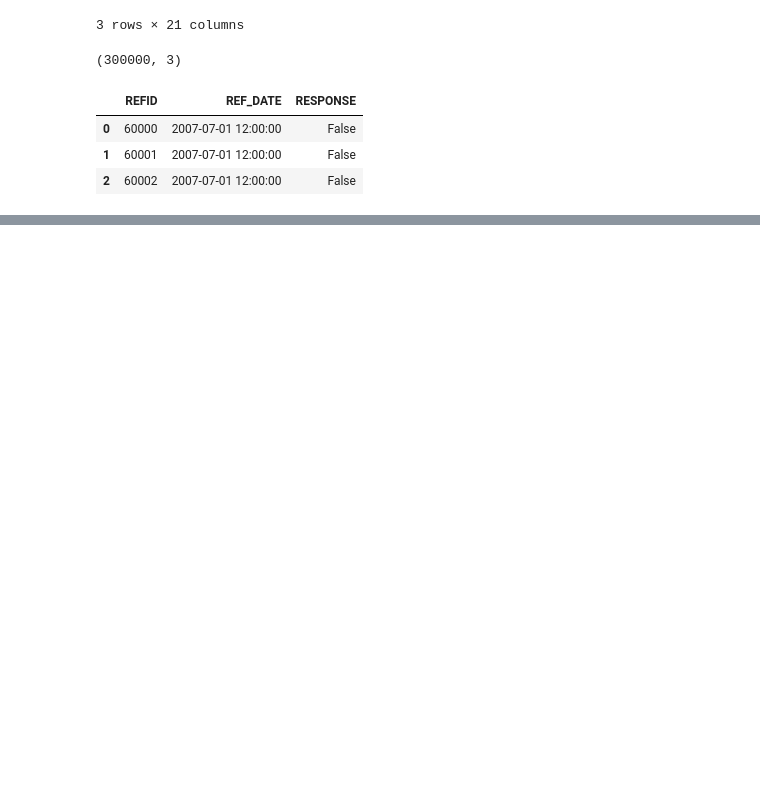
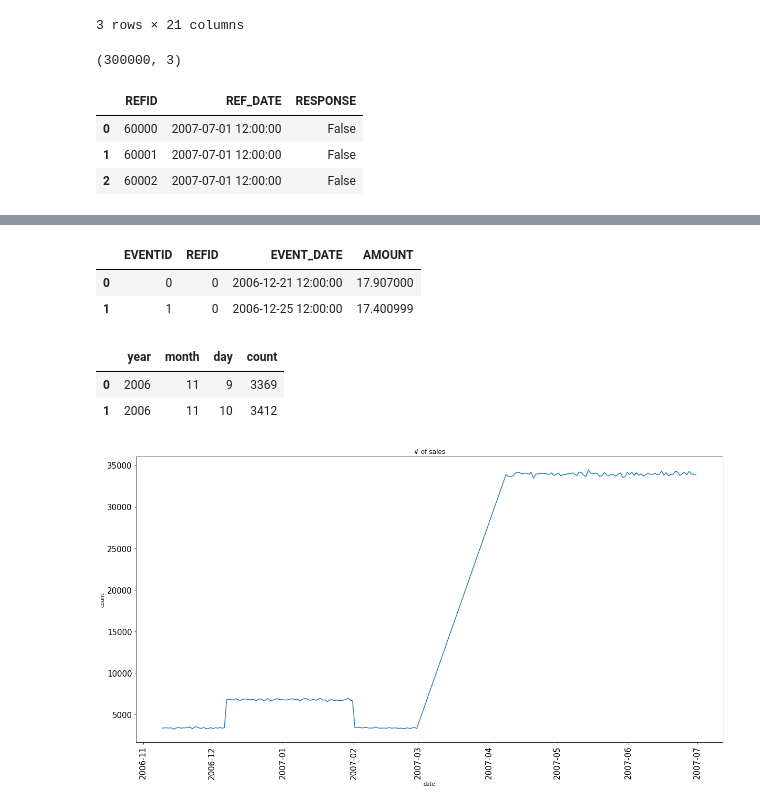
Before and after one commit to momori790/Springboard_AIC, a Jupyter notebook: capstone/notebooks/1.0-mo-initial-analysis.ipynb, the cells around one changed output, grey strips where cells are left out. Drawn from its saved outputs; the diff is of its cells as text; code cells hidden in the pictures; blank space fills up the shorter version.

```diff
--- a/capstone/notebooks/1.0-mo-initial-analysis.ipynb
+++ b/capstone/notebooks/1.0-mo-initial-analysis.ipynb
@@ -4,10 +13,10 @@ import pandas as pd
 # %%
 data_dir = '../data/raw/'
-df_sales = pd.read_csv(data_dir+'sales.csv', delimiter='\t')
+df_sales = pd.read_csv(data_dir+'sales.csv', delimiter='\t', parse_dates=['EVENT_DATE'])
 df_cust = pd.read_csv(data_dir+'Customers.csv', delimiter='\t')
-df_mail_train = pd.read_csv(data_dir+'Mailings1_2.csv')
+df_mail_train = pd.read_csv(data_dir+'Mailings1_2.csv', parse_dates=['REF_DATE'])
 df_demog = pd.read_csv(data_dir+'Demog.csv', delimiter='\t')
-df_mail_test = pd.read_csv(data_dir+'Mailings3.txt',delimiter='\t')
+df_mail_test = pd.read_csv(data_dir+'Mailings3.txt',delimiter='\t', parse_dates=['REF_DATE'])
 # %%
 print(df_sales.shape)
 df_sales.head(3)
@@ -122,0 +192,29 @@ Index(['id', 'html', 'political', 'not_political', 'title', 'message',
+# %%
+df_sales.head(2)
+# %% [output]
+|  | EVENTID | REFID | EVENT_DATE | AMOUNT |
+| 0 | 0 | 0 | 2006-12-21 12:00:00 | 17.907000 |
+| 1 | 1 | 0 | 2006-12-25 12:00:00 | 17.400999 |
+# %%
+sales_by_day = df_sales.groupby([df_sales.EVENT_DATE.dt.year, df_sales.EVENT_DATE.dt.month, df_sales.EVENT_DATE.dt.day], as_index=False).size()
+sales_by_day = sales_by_day.to_frame('count')
+sales_by_day.index = sales_by_day.index.set_names(['year','month','day'])
+sales_by_day.reset_index(inplace=True)
+sales_by_day.head(2)
+# %% [output]
+|  | year | month | day | count |
+| 0 | 2006 | 11 | 9 | 3369 |
+| 1 | 2006 | 11 | 10 | 3412 |
+# %%
+df_sales_grouped = df_sales.groupby('EVENT_DATE').size().to_frame('count')
+# %%
+fig, ax = plt.subplots(figsize=(20,10))
+plt.plot(df_sales_grouped.index, df_sales_grouped['count'])
+plt.xticks(rotation='vertical', fontsize=15)
+plt.yticks(fontsize=15)
+plt.title('# of sales')
+plt.ylabel('count')
+plt.xlabel('date')
+plt.show()
+# %% [output]
+[figure, added]
```
Also changed, not shown: parts of 49 cells of this notebook, 4 other files.
